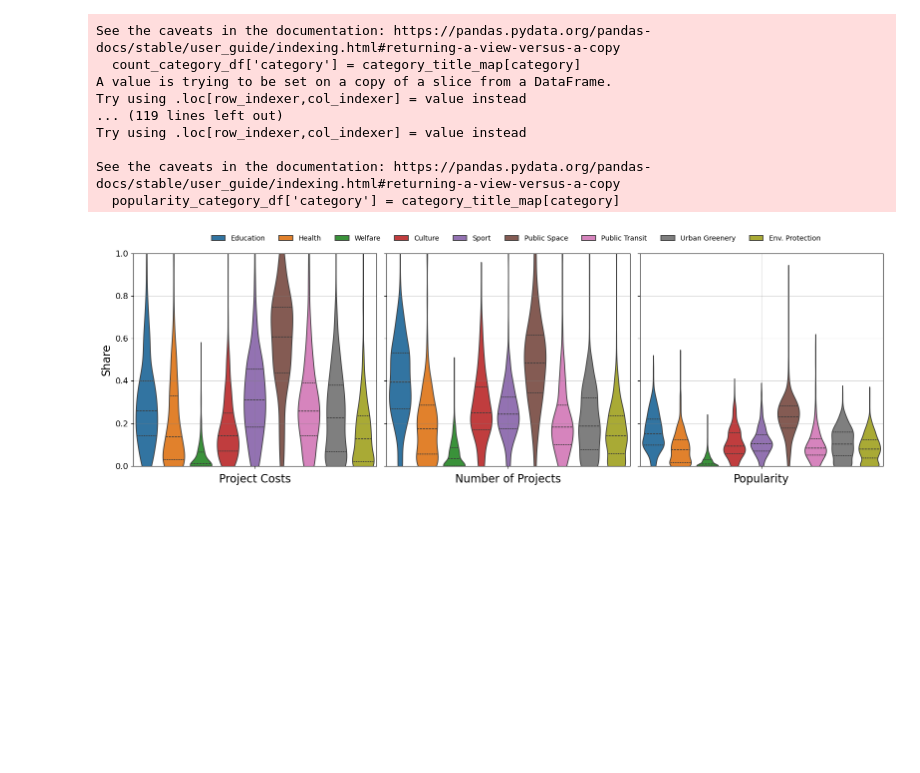
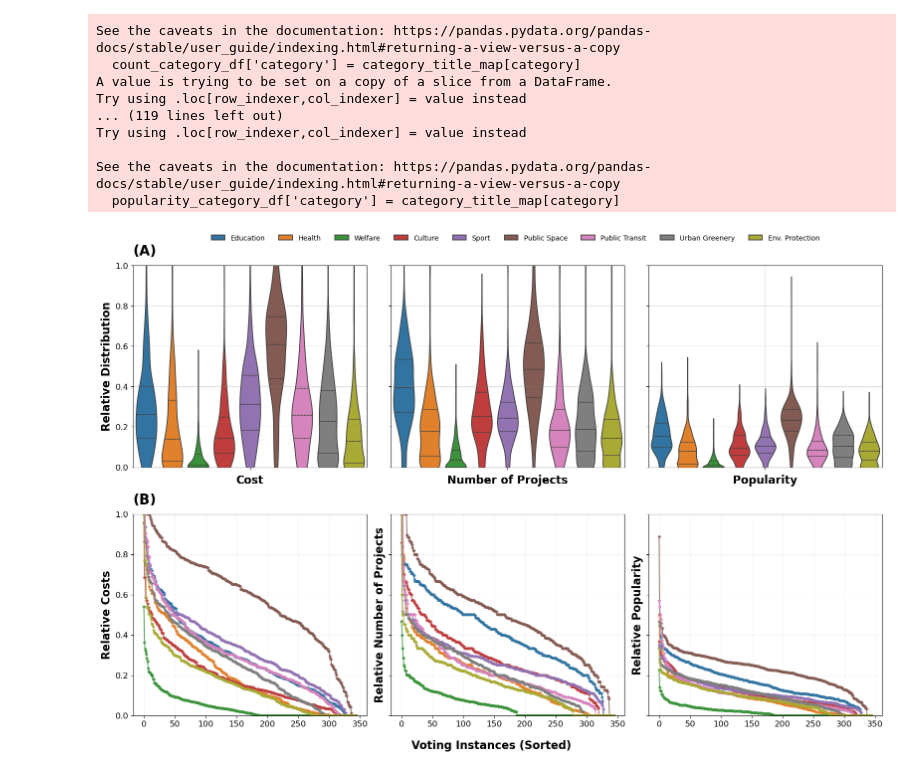
Before and after one commit to TDI-Lab/Impact-Analysis-Participatory-Budgeting, a Jupyter notebook: notebooks/tag_distribution_count_and_cost.ipynb, the cells around one changed output. Saved outputs shown, nothing was run; the diff lists cells and outputs as text; code cells hidden in the pictures; blank space fills up the shorter version.

Commit message:
REFACTOR: Minor graph enhancement for distribution of projects based on impact areas

```diff
--- a/notebooks/tag_distribution_count_and_cost.ipynb
+++ b/notebooks/tag_distribution_count_and_cost.ipynb
@@ -536,35 +536,70 @@ Try using .loc[row_indexer,col_indexer] = value instead
 See the caveats in the documentation: https://pandas.pydata.org/pandas-docs/stable/user_guide/indexing.html#returning-a-view-versus-a-copy
   popularity_category_df['category'] = category_title_map[category]
 # %%
-fig, axes = plt.subplots(1, 3, figsize=(16, 5), sharey=True)
+fig, axes = plt.subplots(2, 3, figsize=(16, 10), sharey=True)
 
-sns.violinplot(ax=axes[0], y='cost_share', hue='category', data=melted_cost_distribution_df, width=1, gap=0.2, saturation=0.75, inner="quart")
-sns.violinplot(ax=axes[1], y='count_share', hue='category', data=melted_count_distribution_df, width=1, gap=0.2, saturation=0.75, inner="quart")
-sns.violinplot(ax=axes[2], y='popularity_share', hue='category', data=melted_popularity_distribution_df, width=1, gap=0.2, saturation=0.75, inner="quart")
+sns.violinplot(ax=axes[0][0], y='cost_share', hue='category', data=melted_cost_distribution_df, width=1, gap=0.2, saturation=0.75, inner="quart")
+sns.violinplot(ax=axes[0][1], y='count_share', hue='category', data=melted_count_distribution_df, width=1, gap=0.2, saturation=0.75, inner="quart")
+sns.violinplot(ax=axes[0][2], y='popularity_share', hue='category', data=melted_popularity_distribution_df, width=1, gap=0.2, saturation=0.75, inner="quart")
 
-axes[0].set_ylabel('Share', fontsize=16)
-axes[0].set_ylim([0,1])
-axes[0].set_xlabel('Project Costs', fontsize=16)
-axes[0].grid(axis='both', which='major', color='gray', alpha=0.3)
+axes[0][0].set_ylabel('Relative Distribution', fontsize=16, fontweight='bold')
+axes[0][0].set_ylim([0,1])
+axes[0][0].set_xlabel('Cost', fontsize=16, fontweight='bold')
+axes[0][0].grid(axis='both', which='major', color='gray', alpha=0.3)
+axes[0][0].set_title('(A)', loc='left', fontsize=20, fontweight='bold', y=1.03)
 
-axes[1].set_xlabel('Number of Projects', fontsize=16)
-axes[1].grid(axis='both', which='major', color='gray', alpha=0.3)
+axes[0][1].set_xlabel('Number of Projects', fontsize=16, fontweight='bold')
+axes[0][1].grid(axis='both', which='major', color='gray', alpha=0.3)
 
-axes[2].set_xlabel('Popularity', fontsize=16)
-axes[2].grid(axis='both', which='major', color='gray', alpha=0.3)
+axes[0][2].set_xlabel('Popularity', fontsize=16, fontweight='bold')
+axes[0][2].grid(axis='both', which='major', color='gray', alpha=0.3)
 
-axes[0].legend().set_visible(False)
-axes[1].legend().set_visible(False)
-axes[2].legend().set_visible(False)
+axes[0][0].legend().set_visible(False)
+axes[0][1].legend().set_visible(False)
+axes[0][2].legend().set_visible(False)
 
-axes[0].tick_params(axis='y', labelsize=12)
-axes[1].tick_params(axis='y', labelsize=12)
-axes[2].tick_params(axis='y', labelsize=12)
+axes[0][0].tick_params(axis='both', labelsize=12)
+axes[0][1].tick_params(axis='both', labelsize=12)
+axes[0][2].tick_params(axis='both', labelsize=12)
 
-handles, labels = axes[0].get_legend_handles_labels()
+handles, labels = axes[0][0].get_legend_handles_labels()
 fig.legend(handles, labels, loc='lower center', bbox_to_anchor=(0.53, 0.98), ncols=9, frameon=False, fontsize=10)
+
+# lower graphs
+for idx, category in enumerate(categories_set):
+    temp_category_cost_df = impact_area_res[[f'{category}_project_cost_share']].sort_values(by=f'{category}_project_cost_share', ascending=False).reset_index()
+    axes[1][0].plot(temp_category_cost_df[f'{category}_project_cost_share'], marker='*', markersize=4, label=category_title_map[f'{category}'], color=categories_color_map2[f'{category}'], alpha=0.8)
+
+    temp_category_count_df = impact_area_res[[f'{category}_project_count_share']].sort_values(by=f'{category}_project_count_share', ascending=False).reset_index()
+    axes[1][1].plot(temp_category_count_df[f'{category}_project_count_share'], marker='*', markersize=4, label=category_title_map[f'{category}'], color=categories_color_map2[f'{category}'], alpha=0.8)
+
+    temp_category_popularity_df = impact_area_res[[f'{category}_popularity_share']].sort_values(by=f'{category}_popularity_share', ascending=False).reset_index()
+    axes[1][2].plot(temp_category_popularity_df[f'{category}_popularity_share'], marker='*', markersize=4, label=category_title_map[f'{category}'], color=categories_color_map2[f'{category}'], alpha=0.8)
+
+axes[1][0].set_ylabel('Relative Costs', fontsize=16, fontweight='bold')
+axes[1][0].grid(axis='both', which='major', color='gray', alpha=0.1)
+axes[1][0].set_title('(B)', loc='left', fontsize=20, fontweight='bold', y=1.03)
+
+axes[1][1].set_ylabel('Relative Number of Projects', fontsize=16, fontweight='bold')
+axes[1][1].grid(axis='both', which='major', color='gray', alpha=0.1)
+
+axes[1][2].set_ylabel('Relative Popularity', fontsize=16, fontweight='bold')
+axes[1][2].grid(axis='both', which='major', color='gray', alpha=0.1)
+
+axes[1][0].tick_params(axis='both', labelsize=12)
+axes[1][1].tick_params(axis='both', labelsize=12)
+axes[1][2].tick_params(axis='both', labelsize=12)
+
+# # Customize legend
+# handles, labels = axes[1][0].get_legend_handles_labels()
+
+# Create legend outside of the main plot
+# fig.legend(handles, labels, loc='lower center', bbox_to_anchor=(0.5, 0.98), ncols=9, frameon=False, fontsize=10)
+
+fig.text(0.5, -0.02, 'Voting Instances (Sorted)', fontsize=16, ha='center', va='center', fontweight='bold')
+
 
 plt.tight_layout()
 plt.show()
 # %% [output]
-[figure, old version]
+[figure, new version]
```
Also changed, not shown: parts of 1 cell of this notebook.
